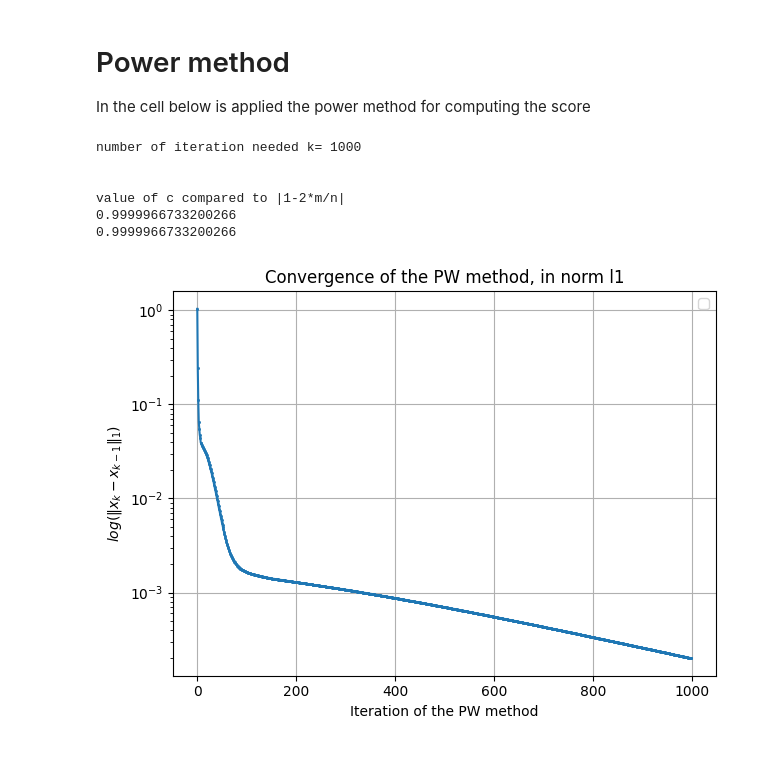
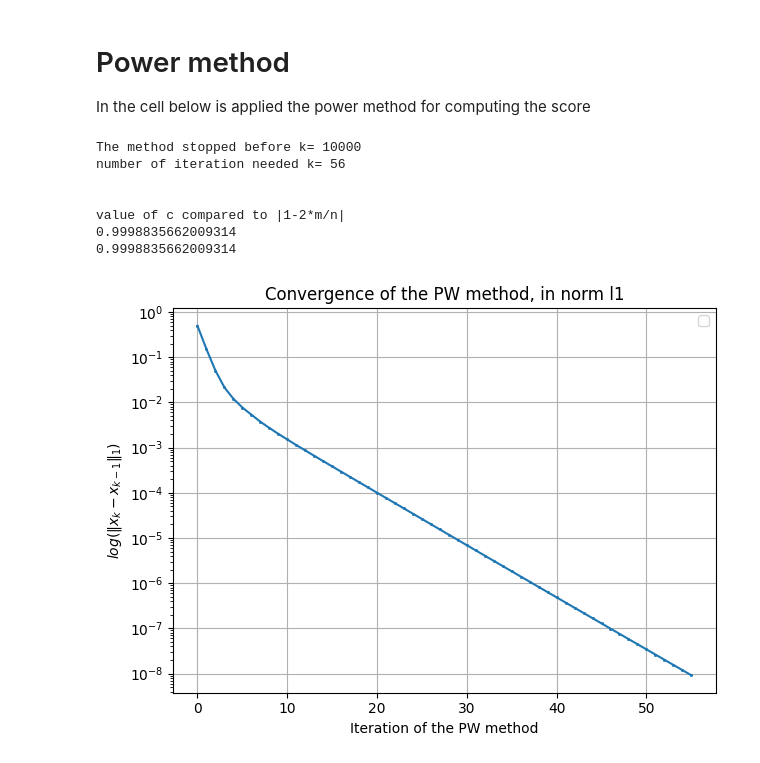
Before and after one commit to RBello02/Homeworks-of-Cmputational-Linear-Algebra-for-Large-Scale-Problems, a Jupyter notebook: 1/PageRankHomework.ipynb, the cells around one changed output. Cells and saved outputs as stored; diff of their text form; code cells hidden in the pictures.

Commit message:
images

```diff
--- a/1/PageRankHomework.ipynb
+++ b/1/PageRankHomework.ipynb
@@ -50,32 +50,35 @@ sampled_nodes, layout_cords  = draw_graph(A, sample_size=sample_size, seed = 9,
 In the cell below is applied the power method for computing the score
 # %%
 x_0 = np.ones((A.shape[0],1))
-m = 0.01
-x,c,p,diff = Opt_PWM(A,m,x_0,k=1000)
+m = 0.35
+#name = "error_with_m_099.png"
+x,c,p,diff = Opt_PWM(A,m,x_0,k=10000)
 
 print("number of iteration needed k=",p)
 print("\n")
 print("value of c compared to |1-2*m/n|")
 print(c)
 print(abs(1-2*m/n))  # I claim that max_i|1-2min_j M_ij| = |1-2*m/n|
 
 plt.plot(range(0, p), diff, marker='s', markersize=1)
 plt.xlabel("Iteration of the PW method")
 plt.ylabel(r"$ log(\|x_k - x_{k-1}\|_1)$")
 plt.title("Convergence of the PW method, in norm l1")
 plt.legend()
 plt.yscale("log")
 plt.grid(True)
 plt.tight_layout()
+#plt.savefig(name, format="png", dpi=300, bbox_inches="tight", pad_inches=0.3)
 plt.show()
 # %% [output]
-number of iteration needed k= 1000
+The method stopped before k= 10000
+number of iteration needed k= 56
 
 
 value of c compared to |1-2*m/n|
-0.9999966733200266
-0.9999966733200266
+0.9998835662009314
+0.9998835662009314
-[figure, old version]
+[figure, new version]
 # %%
 _,_ = draw_graph(A,sampled_nodes=sampled_nodes, sample_size=sample_size, seed = seed, values = x, cmap='RdYlBu_r', fig_size=fig_size, lay = lay, layout_coords=layout_cords)
 # %% [output]
```
Also changed, not shown: parts of 1 cell of this notebook, 2 other files.
